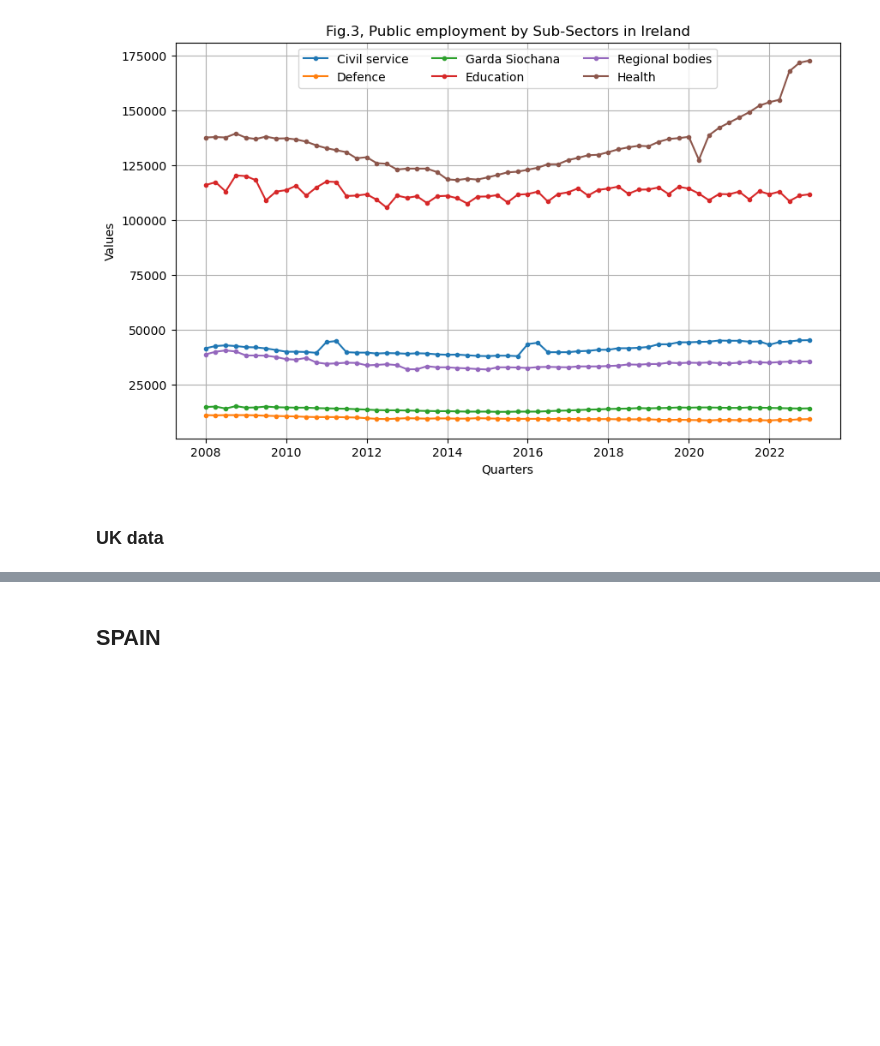
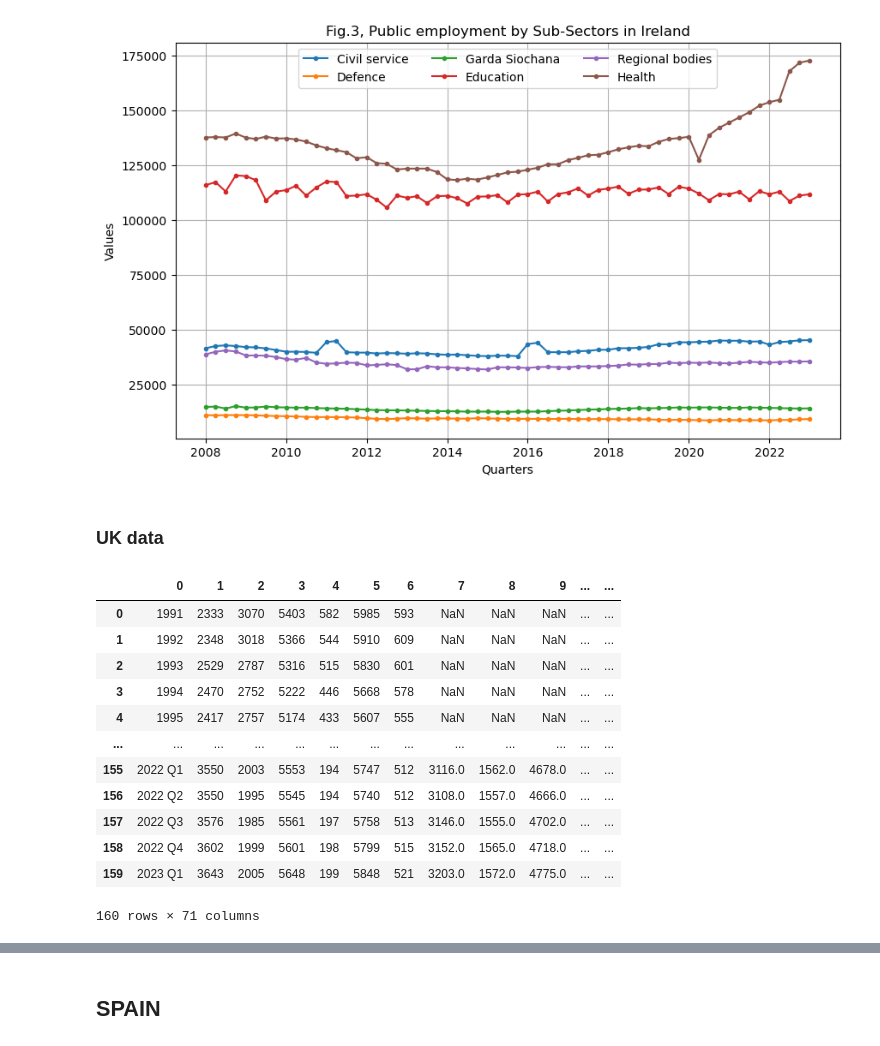
Before and after one commit to Carloselrecharlie/ML_assessment_repeat, a Jupyter notebook: sba22448_Integrated_CA-ML.ipynb, the cells around one changed output, grey strips where cells are left out. Cells and saved outputs as stored; diff of their text form; code cells hidden in the pictures; blank space fills up the shorter version.

```diff
--- a/sba22448_Integrated_CA-ML.ipynb
+++ b/sba22448_Integrated_CA-ML.ipynb
@@ -230,3 +230,20 @@ plt.show()
 [figure]
 # %% [markdown]
 ### UK data
+# %%
+#initial view, skipping first 7 lines
+pd.read_csv('pse.csv',skiprows=7,header=None)
+# %% [output]
+|  | 0 | 1 | 2 | 3 | 4 | 5 | 6 | 7 | 8 | 9 | ... | ... |
+| 0 | 1991 | 2333 | 3070 | 5403 | 582 | 5985 | 593 | NaN | NaN | NaN | ... | ... |
+| 1 | 1992 | 2348 | 3018 | 5366 | 544 | 5910 | 609 | NaN | NaN | NaN | ... | ... |
+| 2 | 1993 | 2529 | 2787 | 5316 | 515 | 5830 | 601 | NaN | NaN | NaN | ... | ... |
+| 3 | 1994 | 2470 | 2752 | 5222 | 446 | 5668 | 578 | NaN | NaN | NaN | ... | ... |
+| 4 | 1995 | 2417 | 2757 | 5174 | 433 | 5607 | 555 | NaN | NaN | NaN | ... | ... |
+| ... | ... | ... | ... | ... | ... | ... | ... | ... | ... | ... | ... | ... |
+| 155 | 2022 Q1 | 3550 | 2003 | 5553 | 194 | 5747 | 512 | 3116.0 | 1562.0 | 4678.0 | ... | ... |
+| 156 | 2022 Q2 | 3550 | 1995 | 5545 | 194 | 5740 | 512 | 3108.0 | 1557.0 | 4666.0 | ... | ... |
+| 157 | 2022 Q3 | 3576 | 1985 | 5561 | 197 | 5758 | 513 | 3146.0 | 1555.0 | 4702.0 | ... | ... |
+| 158 | 2022 Q4 | 3602 | 1999 | 5601 | 198 | 5799 | 515 | 3152.0 | 1565.0 | 4718.0 | ... | ... |
+| 159 | 2023 Q1 | 3643 | 2005 | 5648 | 199 | 5848 | 521 | 3203.0 | 1572.0 | 4775.0 | ... | ... |
+160 rows × 71 columns
```
Also changed, not shown: parts of 9 cells of this notebook, 1 other file.
